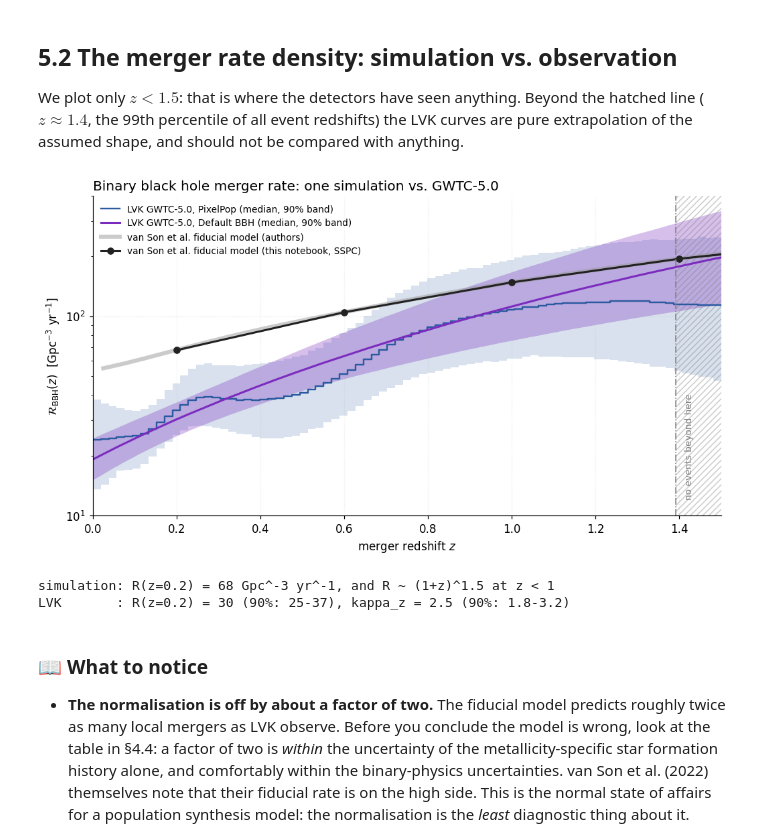
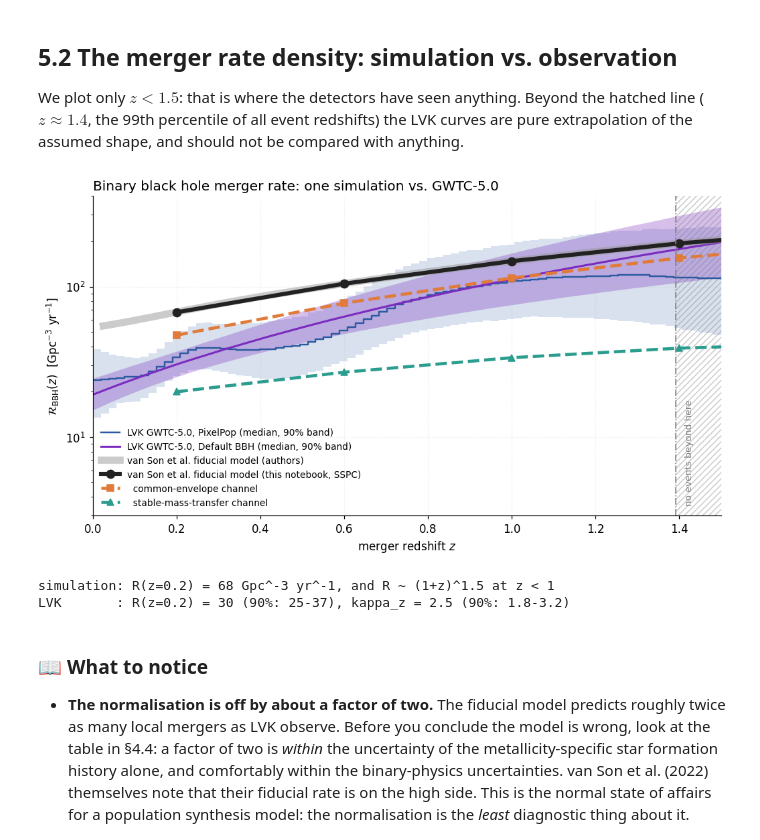
Before and after one commit to FloorBroekgaarden/GROWL-catalog-public, a Jupyter notebook: onboarding_growl/tutorial_3_cosmic_integration_predicting_merger_rates.ipynb, the cells around one changed output. Cells and saved outputs as stored; diff of their text form; code cells hidden in the pictures.

```diff
--- a/onboarding_growl/tutorial_3_cosmic_integration_predicting_merger_rates.ipynb
+++ b/onboarding_growl/tutorial_3_cosmic_integration_predicting_merger_rates.ipynb
@@ -1545,39 +1540,42 @@ C_LVK, C_PP = C_OBS, "#2C5AA0"
 
 fig, ax = plt.subplots(figsize=(9.5, 5.4))
 
 # --- LVK ----------------------------------------------------------------------------------
 d = lvk[("pixelpop", "rate_vs_redshift")]
 ax.fill_between(d["x"], d["q05"], d["q95"], step="pre", color=C_PP, alpha=0.18, lw=0)
 ax.step(d["x"], d["q50"], color=C_PP, lw=1.6, label="LVK GWTC-5.0, PixelPop (median, 90% band)")
 d = lvk[("default_bbh", "rate_vs_redshift")]
 ax.fill_between(d["x"], d["q05"], d["q95"], color=C_LVK, alpha=0.3, lw=0)
 ax.plot(d["x"], d["q50"], color=C_LVK, lw=2, label="LVK GWTC-5.0, Default BBH (median, 90% band)")
 
 # --- simulation ---------------------------------------------------------------------------
-ax.plot(z_authors, R_authors, color=C_WRONG, lw=4, alpha=0.5, label="van Son et al. fiducial model (authors)")
-ax.plot(CONV_Z, R_sspc, "o-", color=CSYS, lw=2, ms=6, label="van Son et al. fiducial model (this notebook, SSPC)")
+ax.plot(z_authors, R_authors, color=C_WRONG, lw=7, alpha=0.5, label="van Son et al. fiducial model (authors)")
+ax.plot(CONV_Z, R_sspc, "o-", color=CSYS, lw=4, ms=8, label="van Son et al. fiducial model (this notebook, SSPC)")
+ax.plot(CONV_Z, R_sspc_ce,  "s--", color=C_CE,  lw=3, ms=6, label="  common-envelope channel")
+ax.plot(CONV_Z, R_sspc_smt, "^--", color=C_SMT, lw=3, ms=6, label="  stable-mass-transfer channel")
 
 # --- where the data run out ---------------------------------------------------------------
 ax.axvspan(Z_PE_99TH, 2, facecolor="none", edgecolor="grey", hatch="////", alpha=0.4, lw=0)
 ax.axvline(Z_PE_99TH, color="grey", ls="-.", lw=1)
-ax.text(Z_PE_99TH + 0.02, 12, "no events beyond here", rotation=90, va="bottom", fontsize=9, color="grey")
+ax.text(Z_PE_99TH + 0.02, 3.5, "no events beyond here", rotation=90, va="bottom", fontsize=9, color="grey")
 
-ax.set_yscale("log"); ax.set_xlim(0, 1.5); ax.set_ylim(10, 400)
+ax.set_yscale("log"); ax.set_xlim(0, 1.5)
 ax.set_xlabel("merger redshift $z$")
 ax.set_ylabel(r"$\mathcal{R}_{\rm BBH}(z)$  [Gpc$^{-3}$ yr$^{-1}$]")
 ax.set_title("Binary black hole merger rate: one simulation vs. GWTC-5.0", loc="left")
-ax.legend(loc="upper left", fontsize=9)
+ax.set_ylim(3, 400)
+ax.legend(loc="lower left", fontsize=9)
 plt.tight_layout(); plt.show()
 
 # the shape: fit R ~ (1+z)^kappa to our points at z <= 1, to compare with LVK's kappa_z
 sel = CONV_Z <= 1.0
 kappa_sim = np.polyfit(np.log1p(CONV_Z[sel]), np.log(R_sspc[sel]), 1)[0]
 print(f"simulation: R(z=0.2) = {R_sspc[0]:.0f} Gpc^-3 yr^-1, and R ~ (1+z)^{kappa_sim:.1f} at z < 1")
 print(f"LVK       : R(z=0.2) = {lvk[('default_bbh','rate_vs_redshift')]['q50'][i02]:.0f} (90%: "
       f"{lvk[('default_bbh','rate_vs_redshift')]['q05'][i02]:.0f}-{lvk[('default_bbh','rate_vs_redshift')]['q95'][i02]:.0f}), "
       f"kappa_z = {np.median(lvk_lamb):.1f} (90%: {np.quantile(lvk_lamb, 0.05):.1f}-{np.quantile(lvk_lamb, 0.95):.1f})")
 # %% [output]
-[figure, old version]
+[figure, new version]
 simulation: R(z=0.2) = 68 Gpc^-3 yr^-1, and R ~ (1+z)^1.5 at z < 1
 LVK       : R(z=0.2) = 30 (90%: 25-37), kappa_z = 2.5 (90%: 1.8-3.2)
 # %% [markdown]
```
Also changed, not shown: parts of 24 cells of this notebook.
